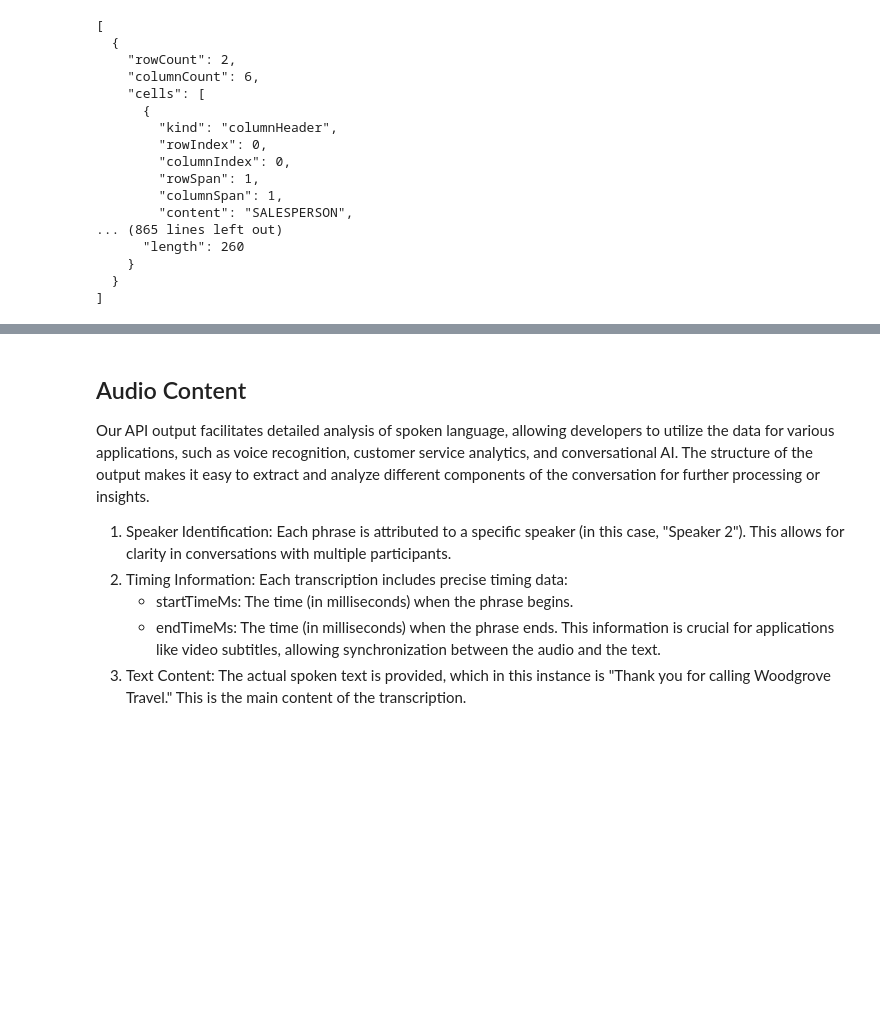
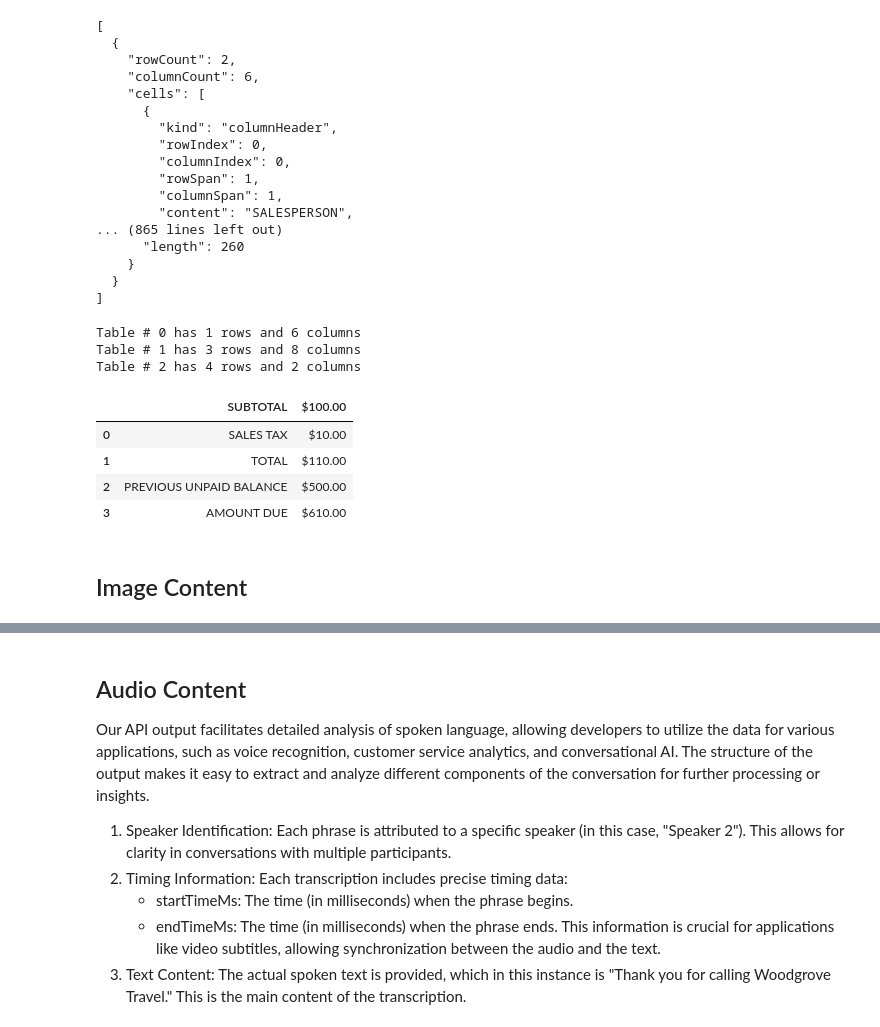
Before and after one commit to ElisaPiccin/content-understanding-upskilling, a Jupyter notebook: content_extraction_NEW.ipynb, the cells around one changed output, grey strips where cells are left out. Saved outputs shown, nothing was run; the diff lists cells and outputs as text; code cells hidden in the pictures; blank space fills up the shorter version.

````diff
--- a/content_extraction_NEW.ipynb
+++ b/content_extraction_NEW.ipynb
@@ -112,0 +128,9 @@ INFO:python.content_understanding_client_NEW:Request result is ready after 4.86
+# %%
+# save the markdown as a file
+output_dir = "results/markdown"
+Path(output_dir).mkdir(parents=True, exist_ok=True)
+file_name = Path(ANALYZER_SAMPLE_FILE).name
+markdown_file = f"{output_dir}/{file_name}.md"
+
+with open(markdown_file, "w") as f:
+    f.write(result_json["result"]["contents"][0]["markdown"])
@@ -130,11 +156,5 @@ INVOICE DATE: 11/15/2019
 123 Remit St
 
 New York, NY, 10001
-# %%
-# save the markdown as a file
-markdown_file = Path("result.md")
-if not markdown_file.exists():
-    with open(markdown_file, "w") as f:
-        f.write(result_json["result"]["contents"][0]["markdown"])
 # %% [markdown]
 > You can get the layout information, including ```words/lines``` in the pagesnode and paragraphs info in ```paragraphs```, and ```tables``` in the table.
@@ -185,3 +208,41 @@ print(json.dumps(result_json["result"]["contents"][0]["tables"], indent=2))
     }
   }
 ]
+# %%
+# table to dataframe
+import pandas as pd
+nr_tables = len(result_json["result"]["contents"][0]["tables"])
+if nr_tables:
+    # list to store all dataframes
+    dataframes = []
+    for table_idx, table in enumerate(result_json["result"]["contents"][0]["tables"]):
+        # count rows and columns, considering the header row
+        print(
+            f"Table # {table_idx} has {table['rowCount'] - 1} rows and "
+            f"{table['columnCount']} columns"
+        )
+        # initialize an empty dataframe with the correct dimensions
+        df = pd.DataFrame(index=range(table["rowCount"]), columns=range(table["columnCount"]))
+        for cell in table["cells"]:
+            # Assign the cell content to the correct location in the dataframe
+            df.at[cell["rowIndex"], cell["columnIndex"]] = cell["content"]
+        # promote the first row as column headers
+        df.columns = df.iloc[0]  # Set the first row as the header
+        df = df[1:].reset_index(drop=True)  # Drop the first row and reset the index
+
+        # add the current dataframe to the list of dataframes
+        dataframes.append(df)
+# %% [output]
+Table # 0 has 1 rows and 6 columns
+Table # 1 has 3 rows and 8 columns
+Table # 2 has 4 rows and 2 columns
+# %%
+dataframes[2]
+# %% [output]
+|  | SUBTOTAL | $100.00 |
+| 0 | SALES TAX | $10.00 |
+| 1 | TOTAL | $110.00 |
+| 2 | PREVIOUS UNPAID BALANCE | $500.00 |
+| 3 | AMOUNT DUE | $610.00 |
+# %% [markdown]
+## Image Content
````
Also changed, not shown: parts of 27 cells of this notebook.
